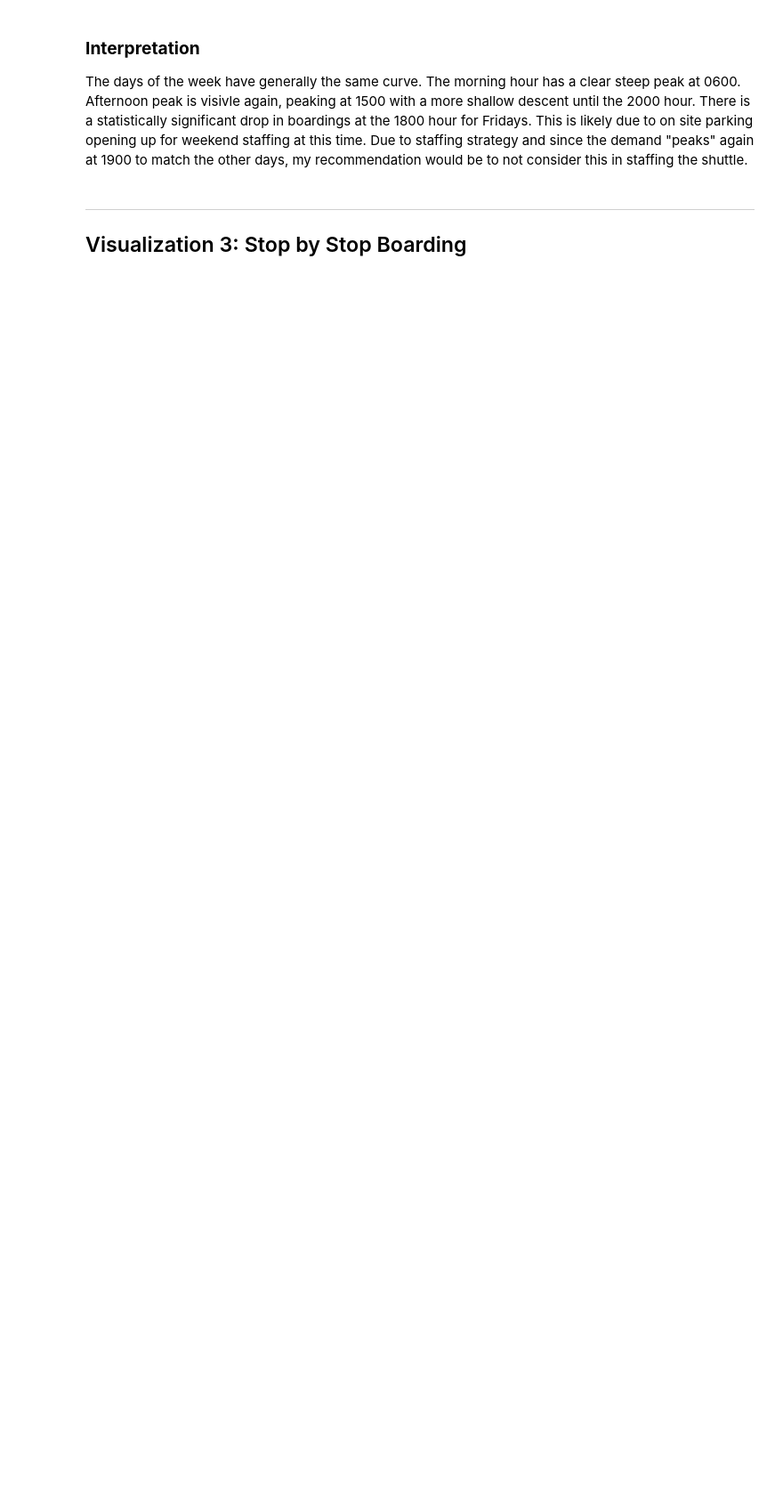
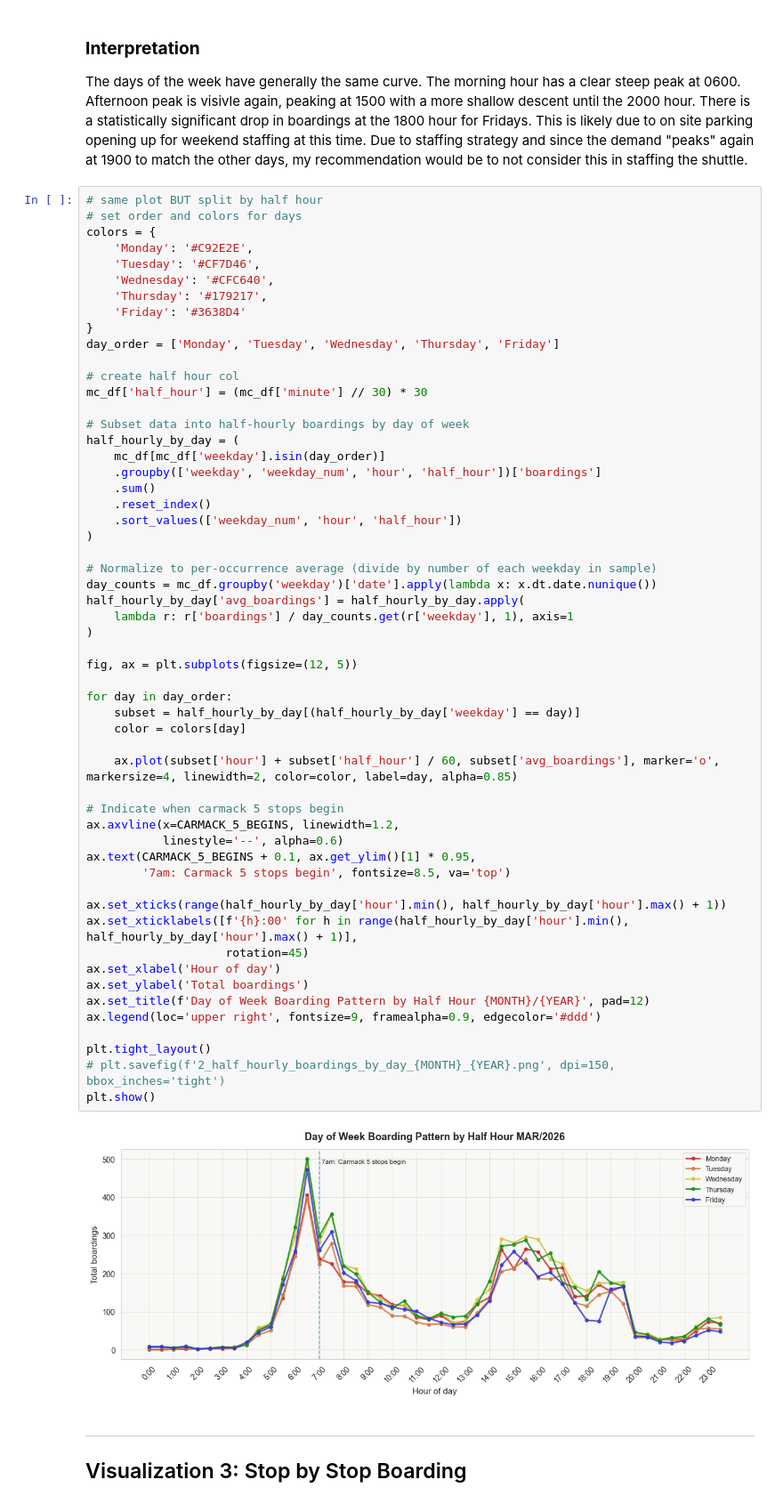
Before and after one commit to morgan1461/WMC-dashboard, a Jupyter notebook: analysis_notebooks/monthly_visualizations.ipynb, the cells around one changed output. Shown at 89% size. Drawn from its saved outputs; the diff is of its cells as text; blank space fills up the shorter version.

```diff
--- a/analysis_notebooks/monthly_visualizations.ipynb
+++ b/analysis_notebooks/monthly_visualizations.ipynb
@@ -426,6 +546,63 @@ plt.show()
 ### **Interpretation**
 
 The days of the week have generally the same curve. The morning hour has a clear steep peak at 0600. Afternoon peak is visivle again, peaking at 1500 with a more shallow descent until the 2000 hour. There is a statistically significant drop in boardings at the 1800 hour for Fridays. This is likely due to on site parking opening up for weekend staffing at this time. Due to staffing strategy and since the demand "peaks" again at 1900 to match the other days, my recommendation would be to not consider this in staffing the shuttle.
+# %%
+# same plot BUT split by half hour
+# set order and colors for days
+colors = {
+    'Monday': '#C92E2E',
+    'Tuesday': '#CF7D46',
+    'Wednesday': '#CFC640',
+    'Thursday': '#179217',
+    'Friday': '#3638D4'
+}
+day_order = ['Monday', 'Tuesday', 'Wednesday', 'Thursday', 'Friday']
+
+# create half hour col
+mc_df['half_hour'] = (mc_df['minute'] // 30) * 30
+
+# Subset data into half-hourly boardings by day of week
+half_hourly_by_day = (
+    mc_df[mc_df['weekday'].isin(day_order)]
+    .groupby(['weekday', 'weekday_num', 'hour', 'half_hour'])['boardings']
+    .sum()
+    .reset_index()
+    .sort_values(['weekday_num', 'hour', 'half_hour'])
+)
+
+# Normalize to per-occurrence average (divide by number of each weekday in sample)
+day_counts = mc_df.groupby('weekday')['date'].apply(lambda x: x.dt.date.nunique())
+half_hourly_by_day['avg_boardings'] = half_hourly_by_day.apply(
+    lambda r: r['boardings'] / day_counts.get(r['weekday'], 1), axis=1
+)
+
+fig, ax = plt.subplots(figsize=(12, 5))
+
+for day in day_order:
+    subset = half_hourly_by_day[(half_hourly_by_day['weekday'] == day)]
+    color = colors[day]
+
+    ax.plot(subset['hour'] + subset['half_hour'] / 60, subset['avg_boardings'], marker='o', markersize=4, linewidth=2, color=color, label=day, alpha=0.85)
+
+# Indicate when carmack 5 stops begin
+ax.axvline(x=CARMACK_5_BEGINS, linewidth=1.2,
+           linestyle='--', alpha=0.6)
+ax.text(CARMACK_5_BEGINS + 0.1, ax.get_ylim()[1] * 0.95,
+        '7am: Carmack 5 stops begin', fontsize=8.5, va='top')
+
+ax.set_xticks(range(half_hourly_by_day['hour'].min(), half_hourly_by_day['hour'].max() + 1))
+ax.set_xticklabels([f'{h}:00' for h in range(half_hourly_by_day['hour'].min(), half_hourly_by_day['hour'].max() + 1)],
+                    rotation=45)
+ax.set_xlabel('Hour of day')
+ax.set_ylabel('Total boardings')
+ax.set_title(f'Day of Week Boarding Pattern by Half Hour {MONTH}/{YEAR}', pad=12)
+ax.legend(loc='upper right', fontsize=9, framealpha=0.9, edgecolor='#ddd')
+
+plt.tight_layout()
+# plt.savefig(f'2_half_hourly_boardings_by_day_{MONTH}_{YEAR}.png', dpi=150, bbox_inches='tight')
+plt.show()
+# %% [output]
+[figure, added]
 # %% [markdown]
 
 ---
```
Also changed, not shown: parts of 13 cells of this notebook.
